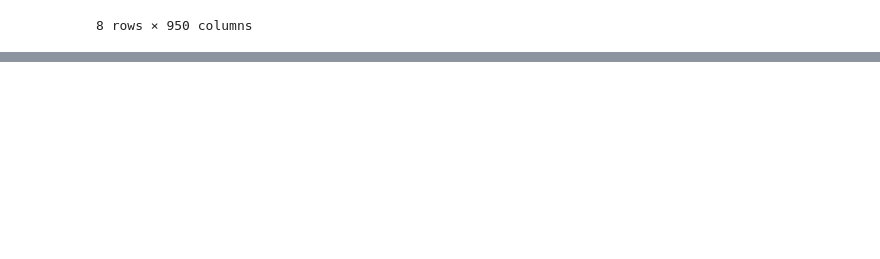
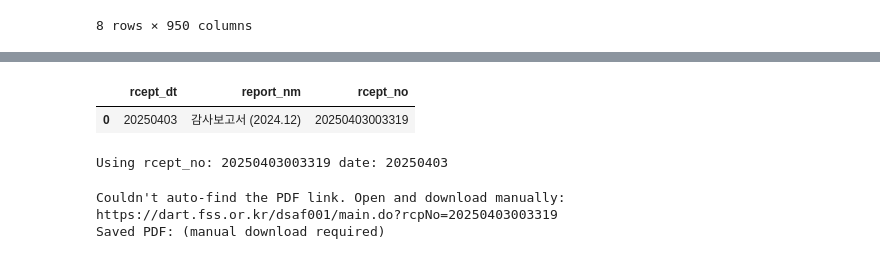
Before and after one commit to orgo247/simonhong, a Jupyter notebook: Projects/kbeauty-device-brief/notebooks/01_dart_pull.ipynb, the cells around one changed output, grey strips where cells are left out. Drawn from its saved outputs; the diff is of its cells as text; code cells hidden in the pictures; blank space fills up the shorter version.

Commit message:
retrieve join data via webscraping

```diff
--- a/Projects/kbeauty-device-brief/notebooks/01_dart_pull.ipynb
+++ b/Projects/kbeauty-device-brief/notebooks/01_dart_pull.ipynb
@@ -187,0 +214,77 @@ Saved: Projects/kbeauty-device-brief/data/processed/peer_wide.csv
+# %%
+#List filings
+from datetime import date
+API_KR = "https://opendart.fss.or.kr/api"  # list.json is on the KR base
+
+def list_filings(corp_code, bgn_de="20200101", end_de=None, page_no=1, page_count=100):
+    if end_de is None:
+        end_de = date.today().strftime("%Y%m%d")
+    params = {
+        "crtfc_key": KEY,
+        "corp_code": corp_code,
+        "bgn_de": bgn_de,
+        "end_de": end_de,
+        "page_no": page_no,
+        "page_count": page_count,
+    }
+    r = requests.get(f"{API_KR}/list.json", params=params, timeout=30)
+    r.raise_for_status()
+    data = r.json()
+    if data.get("status") != "000":
+        print("DART returned:", data)
+        return pd.DataFrame()
+    return pd.DataFrame(data.get("list", []))
+
+jion_filings = list_filings(jion_corp_code, bgn_de="20200101")
+# filter to 감사보고서 (Audit Report)
+jion_audits = jion_filings[jion_filings["report_nm"].str.contains("감사보고서", na=False)]
+jion_audits = jion_audits.sort_values("rcept_dt", ascending=False)
+display(jion_audits[["rcept_dt","report_nm","rcept_no"]].head(5))
+
+assert not jion_audits.empty, "No audit report found for 지온메디텍 in the period."
+# take the most recent
+jion_rcept_no = jion_audits.iloc[0]["rcept_no"]
+jion_rcept_dt = jion_audits.iloc[0]["rcept_dt"]
+print("Using rcept_no:", jion_rcept_no, "date:", jion_rcept_dt)
+# %% [output]
+|  | rcept_dt | report_nm | rcept_no |
+| 0 | 20250403 | 감사보고서 (2024.12) | 20250403003319 |
+Using rcept_no: 20250403003319 date: 20250403
+# %%
+#Download the audit PDF
+import urllib.parse
+from bs4 import BeautifulSoup
+
+raw_dir = Path("Projects/kbeauty-device-brief/data/raw") / "jion" / jion_rcept_dt
+raw_dir.mkdir(parents=True, exist_ok=True)
+pdf_path = raw_dir / f"{jion_rcept_no}.pdf"
+
+def try_download_audit_pdf(rcept_no, out_pdf_path):
+    viewer = f"https://dart.fss.or.kr/dsaf001/main.do?rcpNo={rcept_no}"
+    html = requests.get(viewer, headers={"User-Agent":"Mozilla/5.0"}).text
+    soup = BeautifulSoup(html, "html.parser")
+    # Heuristic: look for any 'download' link that ends with .pdf
+    pdf_url = None
+    for a in soup.find_all("a", href=True):
+        href = a["href"]
+        if "pdf" in href and "download" in href:
+            pdf_url = urllib.parse.urljoin("https://dart.fss.or.kr", href)
+            break
+
+    if not pdf_url:
+        # Fallback: show viewer URL for manual download
+        print("Couldn't auto-find the PDF link. Open and download manually:", viewer)
+        return None
+
+    with requests.get(pdf_url, stream=True) as r:
+        r.raise_for_status()
+        with open(out_pdf_path, "wb") as f:
+            for chunk in r.iter_content(8192):
+                f.write(chunk)
+    return str(out_pdf_path)
+
+pdf_file = try_download_audit_pdf(jion_rcept_no, pdf_path)
+print("Saved PDF:", pdf_file or "(manual download required)")
+# %% [output]
+Couldn't auto-find the PDF link. Open and download manually: https://dart.fss.or.kr/dsaf001/main.do?rcpNo=20250403003319
+Saved PDF: (manual download required)
```
Also changed, not shown: parts of 3 cells of this notebook, 2 other files.
